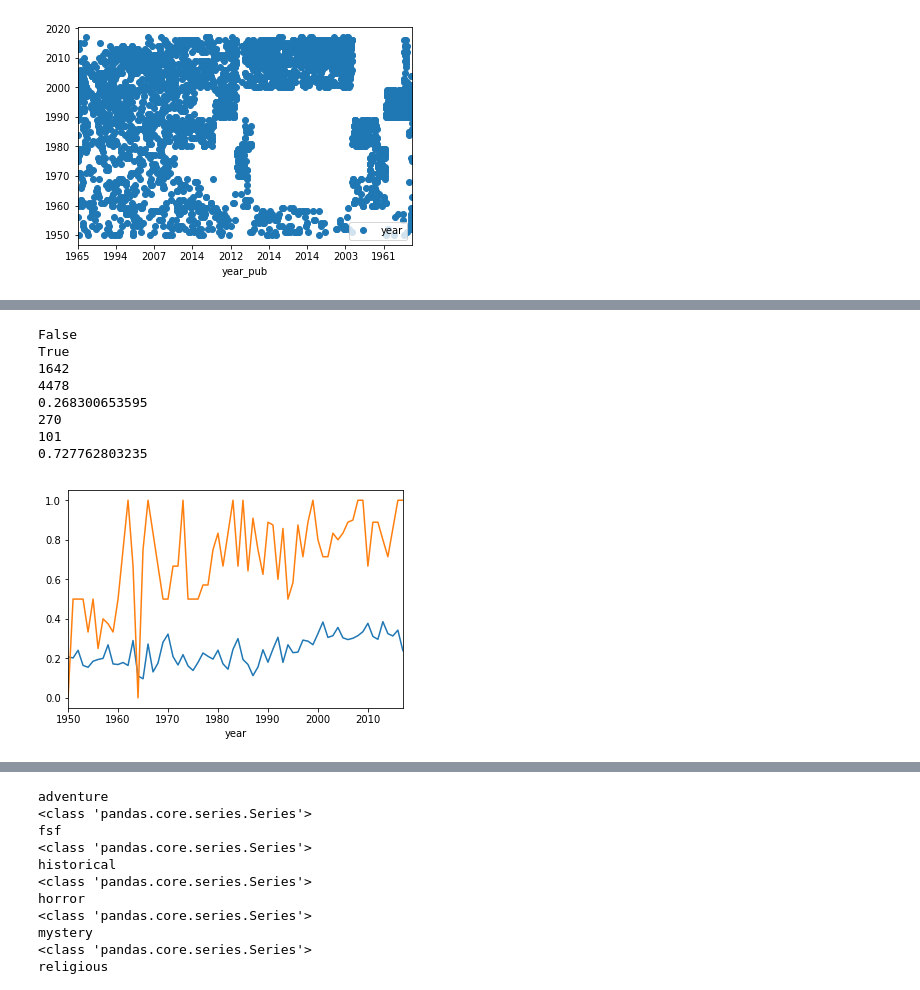
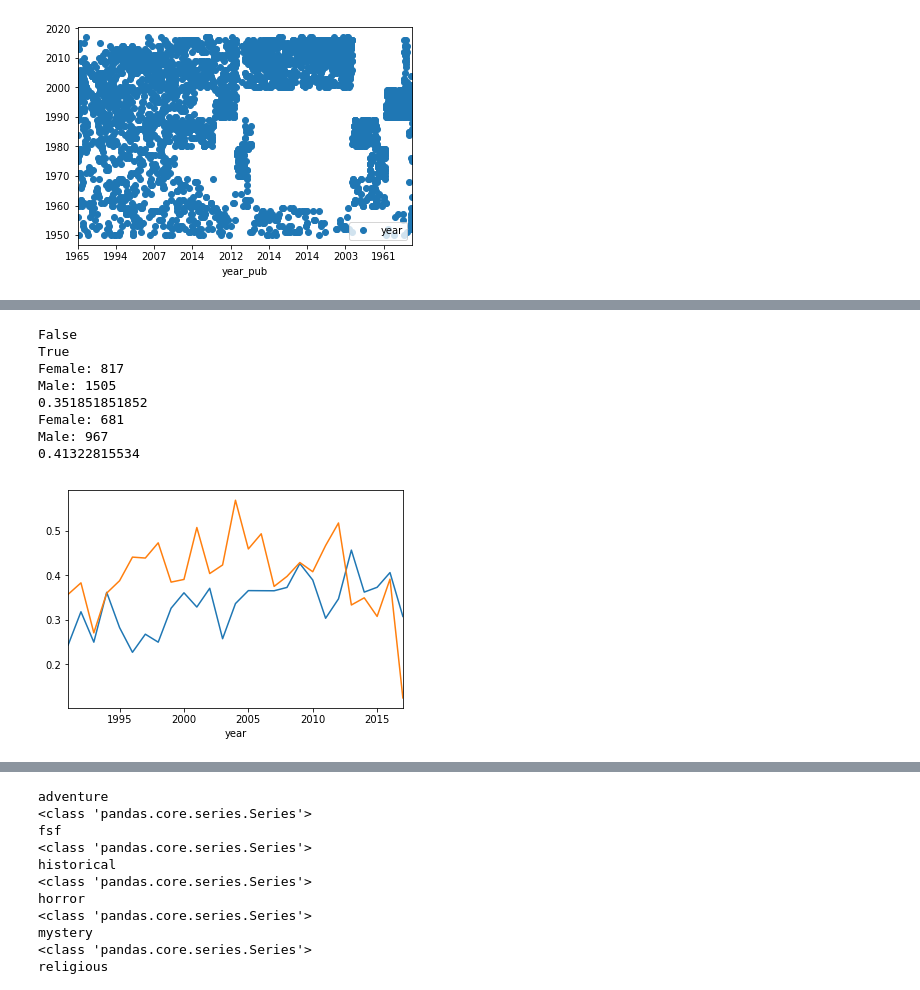
Before and after one commit to cimar/books, a Jupyter notebook: Clean Glue.ipynb, the cells around one changed output, grey strips where cells are left out. Saved outputs shown, nothing was run; the diff lists cells and outputs as text; code cells hidden in the pictures.

```diff
--- a/Clean Glue.ipynb
+++ b/Clean Glue.ipynb
@@ -208,0 +212,3 @@ set(['HIDDEN PASSIONS: Secrets From the Diaries of Tabitha Lenox.', 'HIDDEN PASS
+# %%
+for x in from_pdf_dict:
+    print x + str(from_pdf_dict[x])
@@ -239,8 +263,8 @@ def load_obj(filename):
         b = pickle.load(handle)
         return b
 
-#ta_to_data_dict = load_obj("rock_and_roll.pickle")
-ta_to_data_dict = {}
+ta_to_data_dict = load_obj("new_wave.pickle")
+#ta_to_data_dict = {}
 # %%
 def suffix(phrase):
     norm_phrase = phrase.replace(',',"").upper()
@@ -543,0 +554,18 @@ print len(skipped_ta)
+# %%
+print len(skipped_ta)
+
+
+def print_head(sset,limit):
+    i = 0
+    for s in sset:
+        if i>limit:
+            return
+        print s
+        i = i+1
+
+empty_set = set()
+for x in skipped_ta:
+    empty_set.add(str(x))
+print len(empty_set)
+
+print_head(skipped_ta,50)
@@ -547,6 +579,7 @@ import matplotlib
 
 genre_terms = ["fiction","stories","tales","literature","opera"]
 genre_dict = {"romance":{"keys":["romance","erotic"],"stops":["language"]}, #took out 'domestic'
+              "domestic":{"keys":["domestic"]},
               "suspense":{"keys":["suspense"]},
               "horror":{"keys":["horror","paranormal"]},
               "mystery":{"keys":["mystery","detective","crime"]},
@@ -756,10 +789,10 @@ for g in gendered:
 # %%
 def is_any_genre(fast_ls):
     for x in fast_ls:
-#        for key in genre_dict:
-        key ="romance"
-        if is_genre(x,key):
-            return True
+        for key in genre_dict:
+#        key ="romance"
+            if is_genre(x,key):
+                return True
     return False
 
 df = pandas.DataFrame(processed)
@@ -768,47 +801,47 @@ df["is_genre"] = df["fast_subjects"].apply(is_any_genre)
 df["gender"] = df["genders"].apply(class_gender)
 
 ndf = percent_women_binned(df,"year")
-#df = df[df["year"].astype(int)>1990]
+df = df[df["year"].astype(int)>1990]
 
 i = 0
 grouped = df.groupby("is_genre")
 for g in grouped:
     print g[0]
     p = percent_women_binned(g[1],"year")
     if i == 0:
         ax = pandas.DataFrame(p).set_index("year").plot(legend = False)
     else:
         pandas.DataFrame(p).set_index("year").plot(ax = ax,legend=False)
         fig = ax.get_figure()
         #fig.savefig("romance_v_not.png")
     i = i+1
 
 
 grouped = df.groupby(["is_genre","gender"]).size()
 grouped
 
 
 
 i = 0
 for x in grouped:
     if i%2 == 0:
         female = x
-        print female
+        print "Female: "+ str(female)
     else:
         male = x
-        print male
+        print "Male: "+ str(male)
         print float(female)/float(female+male)
     i = i+1
 # %% [output]
 False
 True
-1642
-4478
-0.268300653595
-270
-101
-0.727762803235
+Female: 817
+Male: 1505
+0.351851851852
+Female: 681
+Male: 967
+0.41322815534
-[figure, old version]
+[figure, new version]
 # %%
 df = pandas.DataFrame(processed)
 
```
Also changed, not shown: parts of 18 cells of this notebook, 10 other files.
